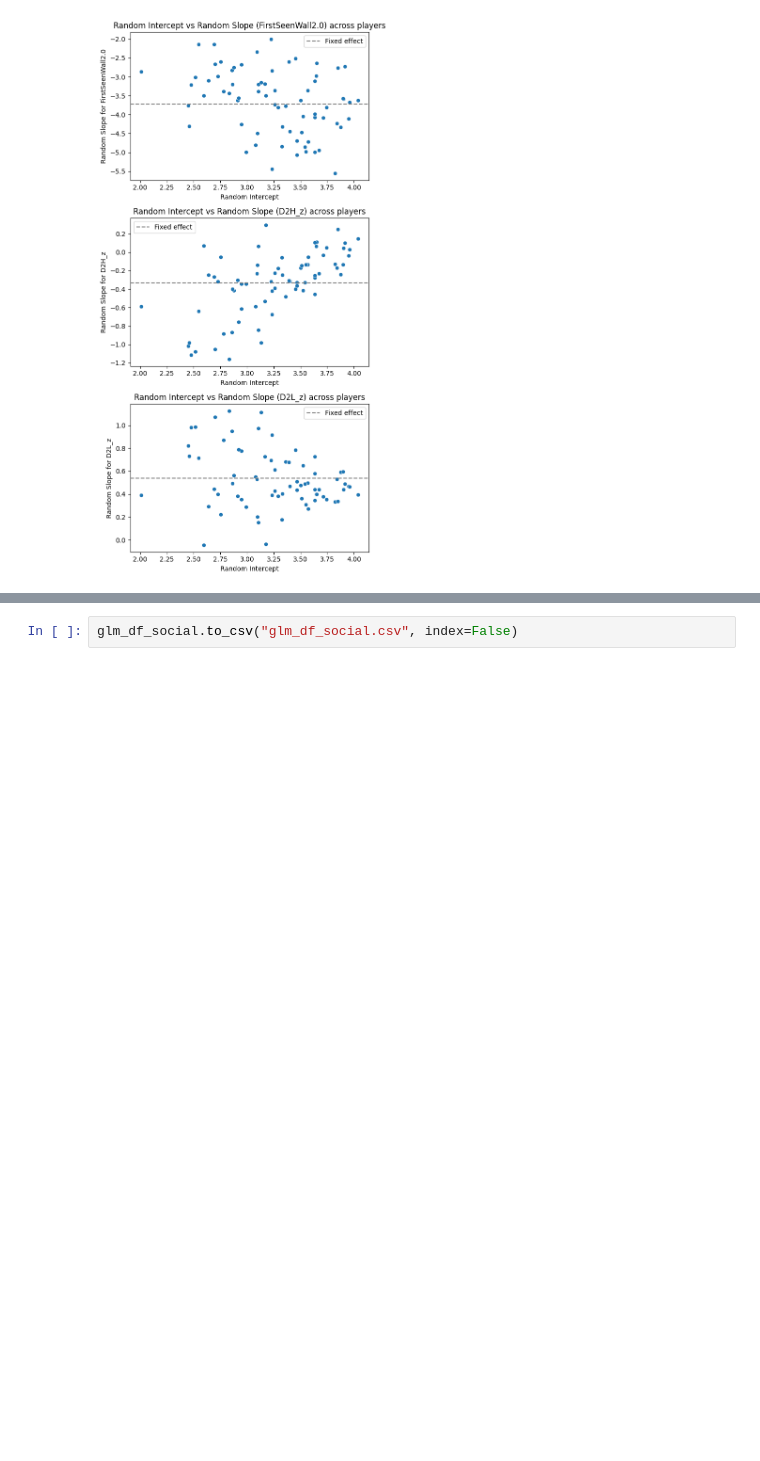
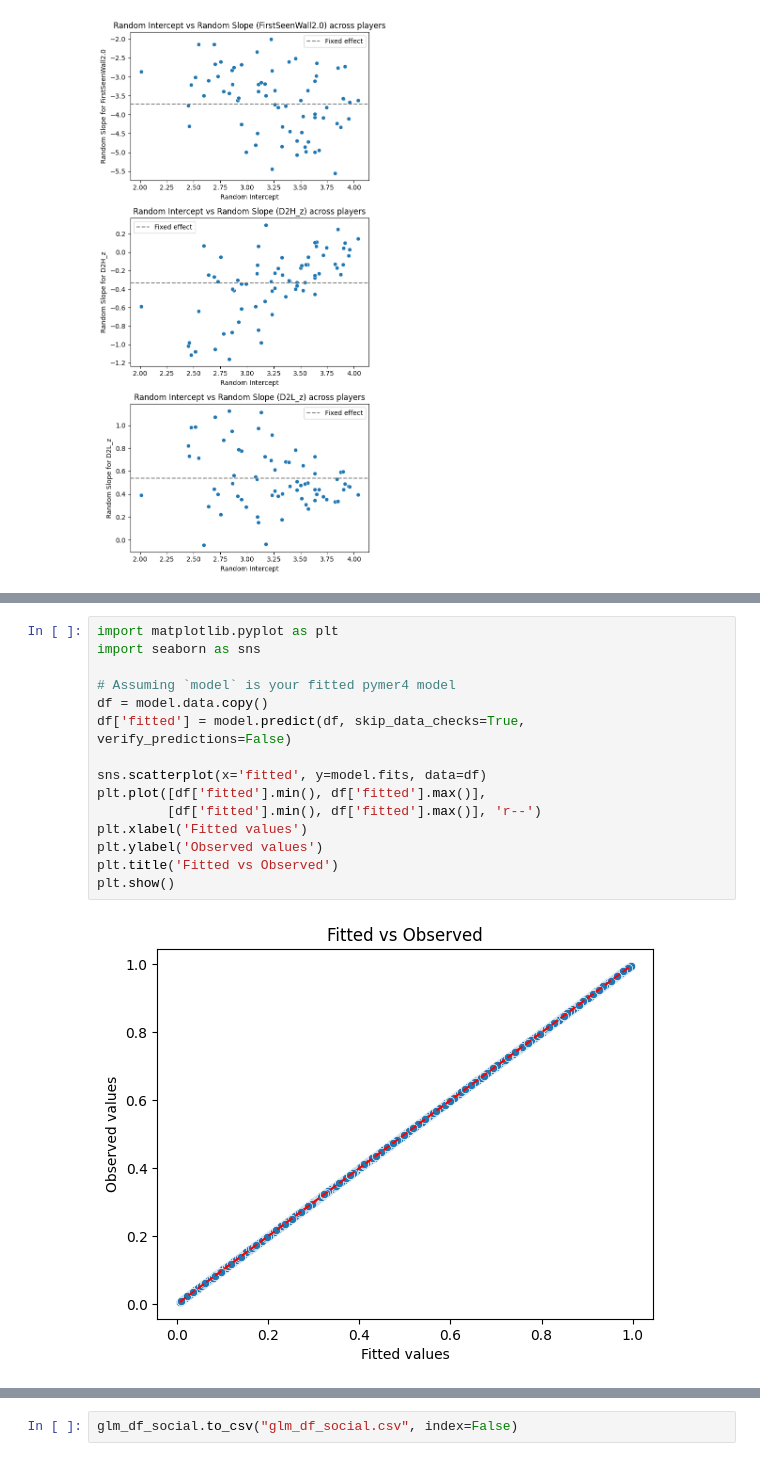
Before and after one commit to tomhagley6/octagon_analysis, a Jupyter notebook: sandbox/GLM_sandbox3.ipynb, the cells around one changed output, grey strips where cells are left out. Drawn from its saved outputs; the diff is of its cells as text; blank space fills up the shorter version.

```diff
--- a/sandbox/GLM_sandbox3.ipynb
+++ b/sandbox/GLM_sandbox3.ipynb
@@ -884 +968,18 @@ plt.show()
+# %%
+import matplotlib.pyplot as plt
+import seaborn as sns
+
+# Assuming `model` is your fitted pymer4 model
+df = model.data.copy()
+df['fitted'] = model.predict(df, skip_data_checks=True, verify_predictions=False)
+
+sns.scatterplot(x='fitted', y=model.fits, data=df)
+plt.plot([df['fitted'].min(), df['fitted'].max()],
+         [df['fitted'].min(), df['fitted'].max()], 'r--')
+plt.xlabel('Fitted values')
+plt.ylabel('Observed values')
+plt.title('Fitted vs Observed')
+plt.show()
+# %% [output]
+[figure, added]
 # %%
```
Also changed, not shown: parts of 18 cells of this notebook, 1 other file.
